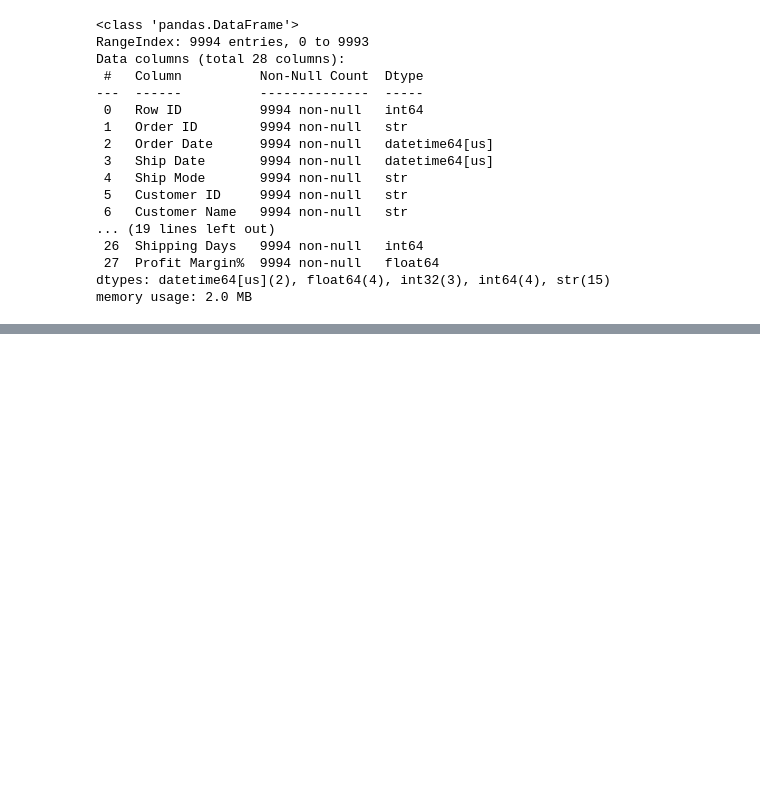
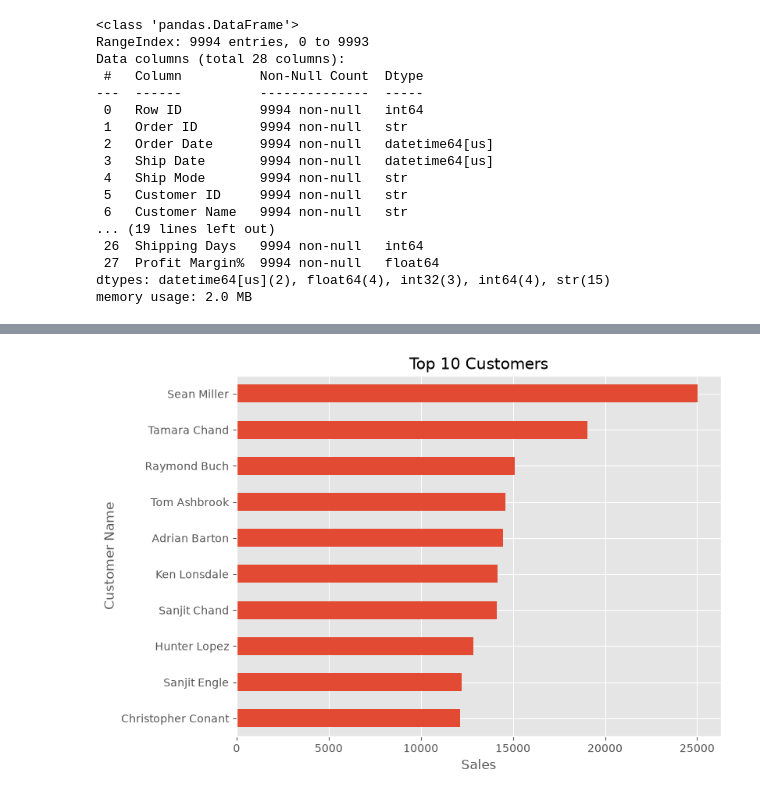
Before and after one commit to shreshhhh/Sales-Analytics, a Jupyter notebook: notebooks/sales_analysis.ipynb, the cells around one changed output, grey strips where cells are left out. Cells and saved outputs as stored; diff of their text form; code cells hidden in the pictures; blank space fills up the shorter version.

```diff
--- a/notebooks/sales_analysis.ipynb
+++ b/notebooks/sales_analysis.ipynb
@@ -205,0 +328,8 @@ sales.to_csv("../data/cleaned_superstore.csv" , index = "False")
+# %%
+top_customers = (
+    sales.groupby("Customer Name")["Sales"]
+    .sum()
+    .sort_values(ascending=False)
+    .head(10)
+)
+top_customers
@@ -205,0 +349,12 @@ sales.to_csv("../data/cleaned_superstore.csv" , index = "False")
+# %%
+top_customers.sort_values().plot(
+    kind="barh" ,
+    figsize= (8,6)
+)
+
+plt.title("Top 10 Customers")
+plt.xlabel("Sales")
+
+plt.show()
+# %% [output]
+[figure, added]
```
Also changed, not shown: parts of 16 cells of this notebook.
